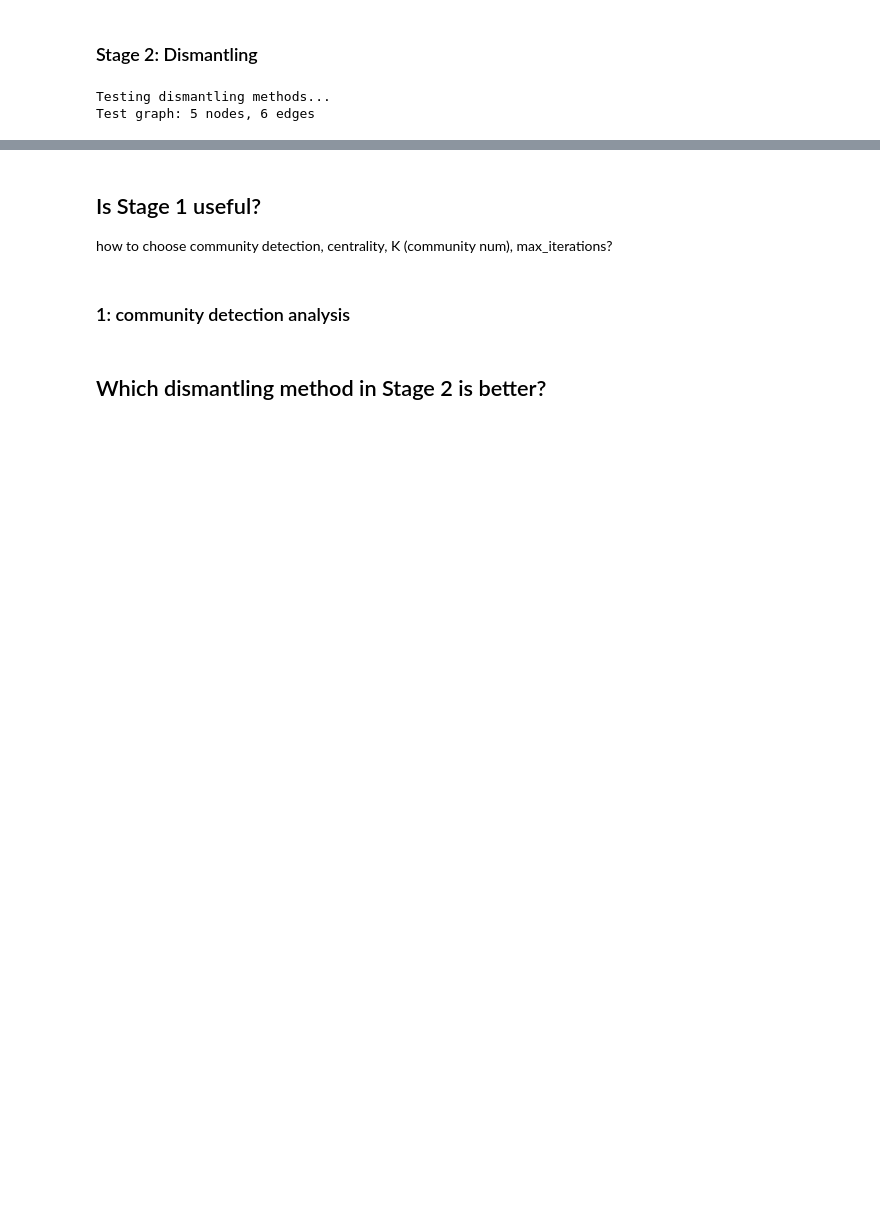
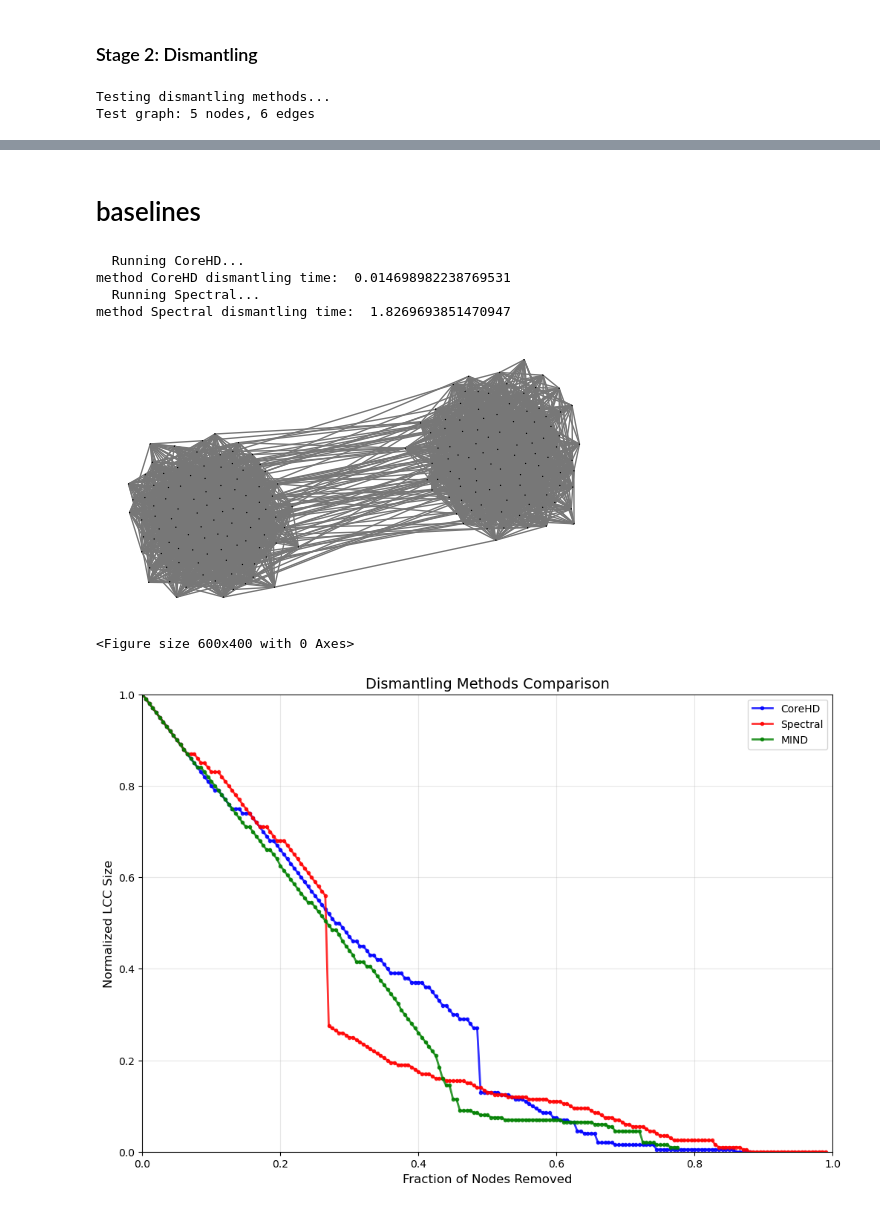
Before and after one commit to Rich-Chaw/MIND-ND, a Jupyter notebook: baseline.ipynb, the cells around one changed output, grey strips where cells are left out. Saved outputs shown, nothing was run; the diff lists cells and outputs as text; code cells hidden in the pictures; blank space fills up the shorter version.

Commit message:
stable version baseline,fine_tune,2process, multiagent

```diff
--- a/baseline.ipynb
+++ b/baseline.ipynb
@@ -366,16 +76,0 @@ Testing process methods...
-# %%
-# Run the Preprocess algorithm
-print(f"Original graph: {g.vcount()} nodes, {g.ecount()} edges")
-print("Running Preprocessing...")
-
-# Test with Degree centrality
-g_process, removed_nodes, removed_sizes, lcc_sizes = preprocess(
-    g, K=15, centrality=Degree, max_iterations=2, partition_method=FastGreedy
-)
-
-assert (len(removed_sizes) == len(lcc_sizes))
-print(f"\nPreprocess completed in {len(removed_sizes)-1} iterations")
-assert (len(removed_nodes) == removed_sizes[-1])
-print(f"Total nodes removed: {len(removed_nodes)}")
-print(f"Remaining nodes: {g_process.vcount()}")
-print(f"Remaining edges: {g_process.ecount()}")
@@ -725,8 +205,0 @@ load graph from graphs/real/FINDER/Crime.pkl,829 nodes, 1473 nodes
-# %% [markdown]
-## Is Stage 1 useful?
-
-how to choose community detection, centrality, K (community num), max_iterations?
-# %% [markdown]
-### 1: community detection analysis
-# %% [markdown]
-## Which dismantling method in Stage 2 is better?
@@ -734,0 +206,40 @@ how to choose community detection, centrality, K (community num), max_iterations
+# %% [markdown]
+# baselines
+# %%
+import importlib
+import baseline
+importlib.reload(baseline)
+from baseline import baseline_dismantling,METHODS
+
+pref_matrix = [[0.3, 0.01], [0.01, 0.3]]
+G_sbm = ig.Graph.SBM(n=200, pref_matrix=pref_matrix, block_sizes=[100, 100])
+G_sbm.vs['static_id'] = list(range(100)) # Keep track of original IDs
+plot_graph(G_sbm)
+
+methods = {
+    "CoreHD": METHODS['CoreHD'],
+    "Spectral":METHODS['Spectral'],
+}
+
+baseline_results = baseline_dismantling(G_sbm,methods,visualize=False)
+
+# Compare with MIND
+auc, robustness, removed_nodes, removed_sizes, lcc_sizes = dismantling(
+    G_sbm,
+    MIND,
+    step_ratio = 0
+)
+
+all_results = baseline_results
+all_results['MIND'] = removed_nodes
+
+from visualize_dismantling import visualize_multiple_curve
+visualize_multiple_curve(G_sbm,all_results)
+# %% [output]
+  Running CoreHD...
+method CoreHD dismantling time:  0.014698982238769531
+  Running Spectral...
+method Spectral dismantling time:  1.8269693851470947
+[figure, added]
+<Figure size 600x400 with 0 Axes>
+[figure, added]
```
Also changed, not shown: parts of 22 cells of this notebook, 19 other files.
